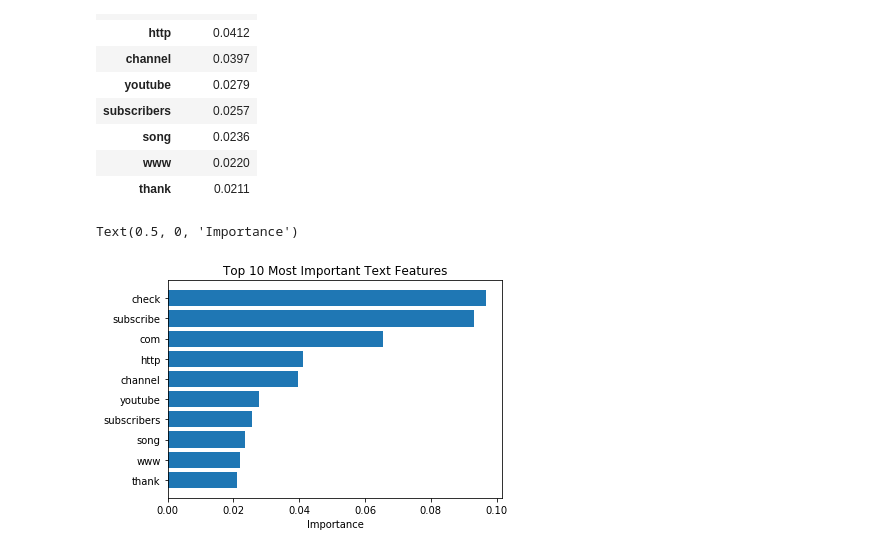
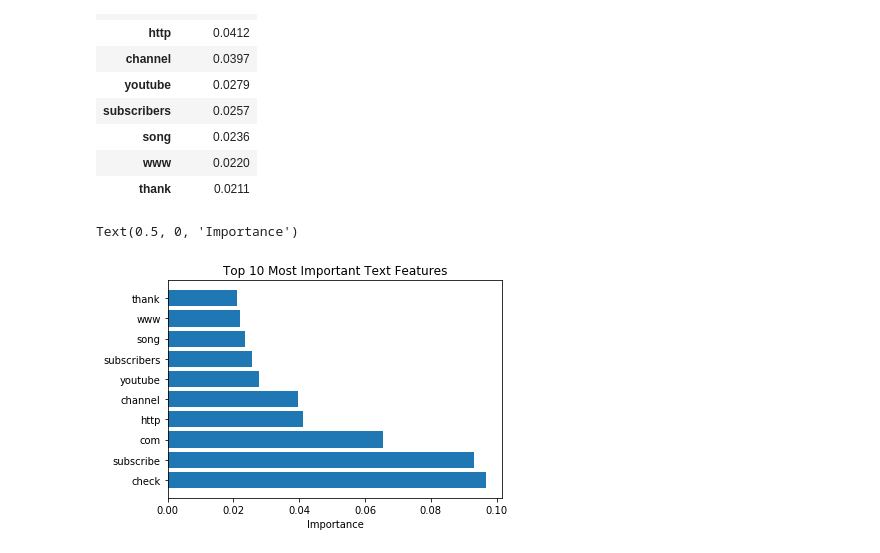
Before and after one commit to weiweiECNU/QBUS, a Jupyter notebook: QBUS6850_19_2/assignment2/Task A.ipynb, the cells around one changed output. Saved outputs shown, nothing was run; the diff lists cells and outputs as text; code cells hidden in the pictures.

```diff
--- a/QBUS6850_19_2/assignment2/Task A.ipynb
+++ b/QBUS6850_19_2/assignment2/Task A.ipynb
@@ -229,12 +229,12 @@ pd.DataFrame({"Importance" : importances}, index=[names[index] for index in indi
 | thank | 0.0211 |
 # %%
 plt.title("Top 10 Most Important Text Features")
-plt.barh(range(10), importances[::-1])
-plt.yticks(range(10), [names[index] for index in indices[::-1]])
+plt.barh(range(10), importances)
+plt.yticks(range(10), [names[index] for index in indices])
 plt.xlabel("Importance")
 # %% [output]
 Text(0.5, 0, 'Importance')
-[figure, old version]
+[figure, new version]
 # %%
 # from statlearning import plot_feature_importance
 
```
